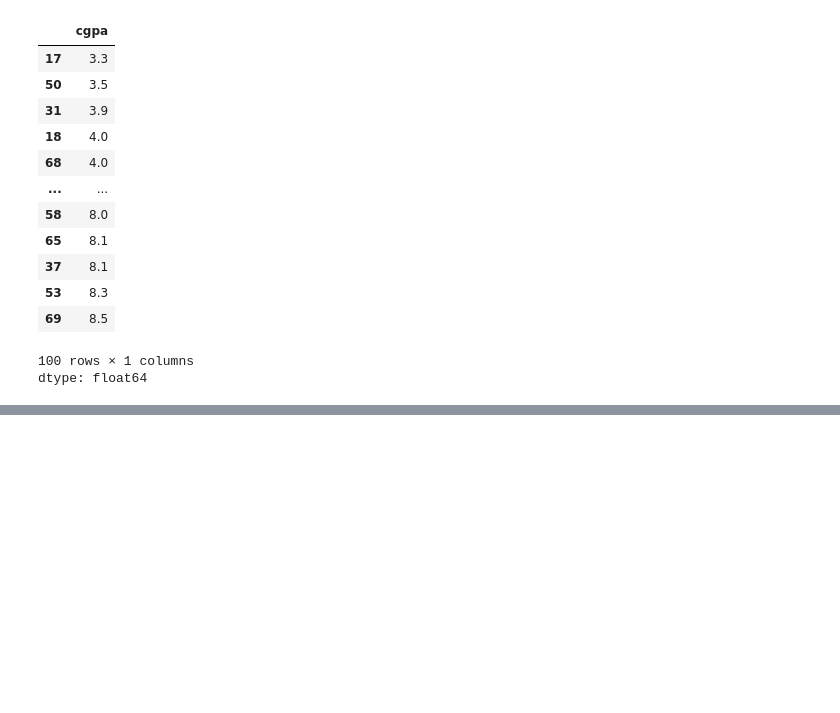
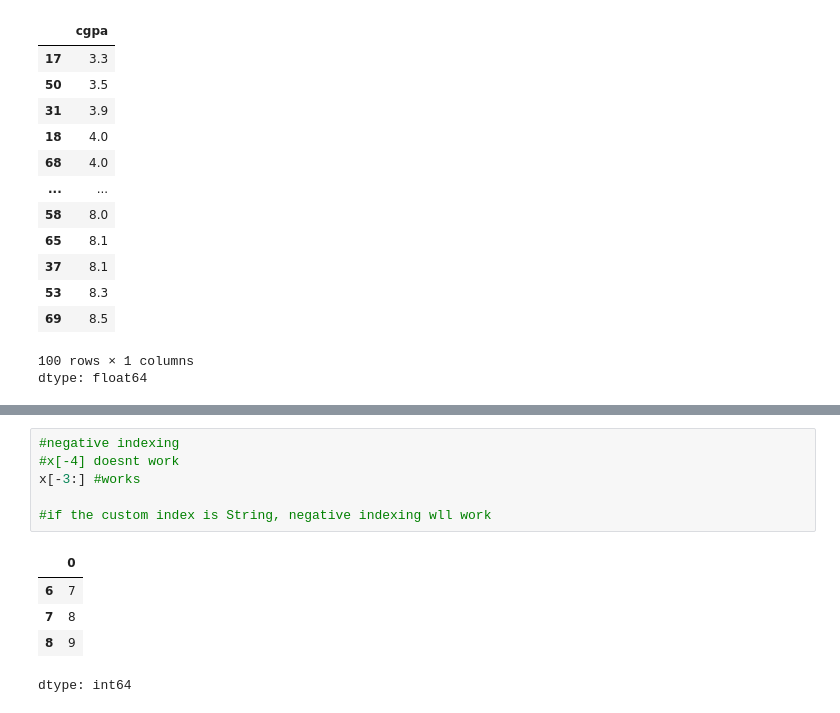
Before and after one commit to Rawatkhushi/ML-Practice-Projects, a Jupyter notebook: 0. Learnings/Pandas_0.ipynb, the cells around one changed output, grey strips where cells are left out. Drawn from its saved outputs; the diff is of its cells as text; blank space fills up the shorter version.

```diff
--- a/0. Learnings/Pandas_0.ipynb
+++ b/0. Learnings/Pandas_0.ipynb
@@ -271,0 +357,12 @@ dtype: float64
+# %%
+#negative indexing
+#x[-4] doesnt work
+x[-3:] #works
+
+#if the custom index is String, negative indexing wll work
+# %% [output]
+|  | 0 |
+| 6 | 7 |
+| 7 | 8 |
+| 8 | 9 |
+dtype: int64
```
Also changed, not shown: parts of 18 cells of this notebook.
